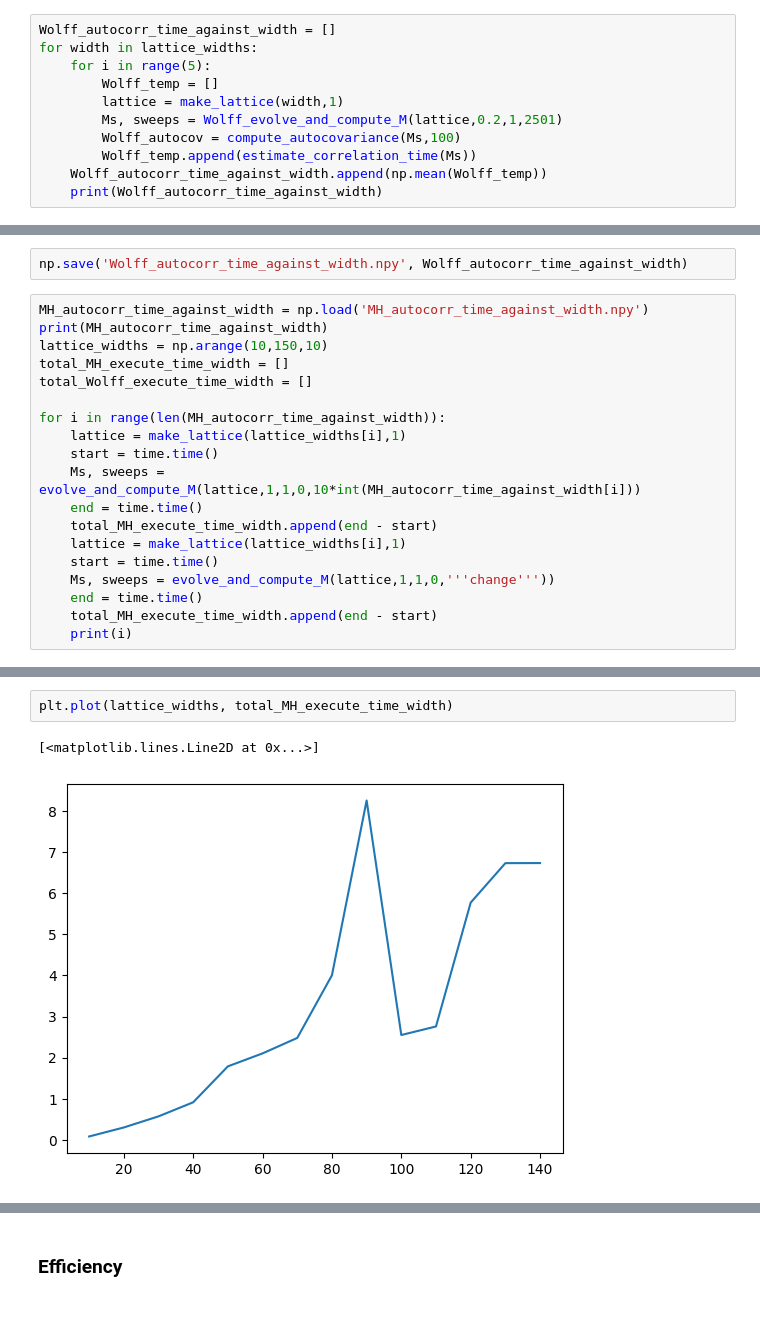
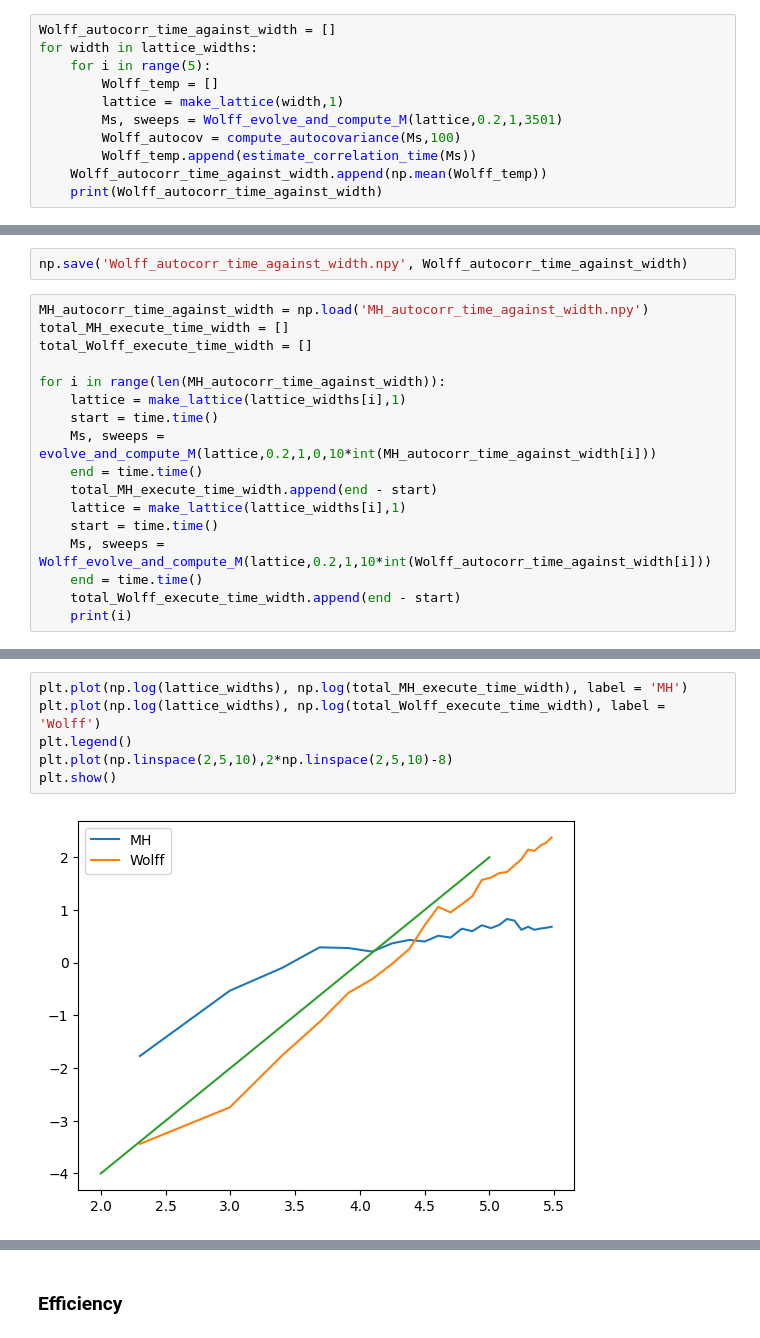
Before and after one commit to Part-II-Computational-Physics/cluster-algorithms-for-monte-carlo-jbd29, a Jupyter notebook: Report.ipynb, the cells around one changed output, grey strips where cells are left out. Cells and saved outputs as stored; diff of their text form; blank space fills up the shorter version.

```diff
--- a/isiing set up 2.ipynb
+++ b/Report.ipynb
@@ -778,7 +781,7 @@ for width in lattice_widths:
     for i in range(5):
         Wolff_temp = []
         lattice = make_lattice(width,1)
-        Ms, sweeps = Wolff_evolve_and_compute_M(lattice,0.2,1,2501)
+        Ms, sweeps = Wolff_evolve_and_compute_M(lattice,0.2,1,3501)
         Wolff_autocov = compute_autocovariance(Ms,100)
         Wolff_temp.append(estimate_correlation_time(Ms))
     Wolff_autocorr_time_against_width.append(np.mean(Wolff_temp))
@@ -802,21 +808,19 @@ for width in lattice_widths:
 np.save('Wolff_autocorr_time_against_width.npy', Wolff_autocorr_time_against_width)
 # %%
 MH_autocorr_time_against_width = np.load('MH_autocorr_time_against_width.npy')
-print(MH_autocorr_time_against_width)
-lattice_widths = np.arange(10,150,10)
 total_MH_execute_time_width = []
 total_Wolff_execute_time_width = []
 
 for i in range(len(MH_autocorr_time_against_width)):
     lattice = make_lattice(lattice_widths[i],1)
     start = time.time()
-    Ms, sweeps = evolve_and_compute_M(lattice,1,1,0,10*int(MH_autocorr_time_against_width[i]))
+    Ms, sweeps = evolve_and_compute_M(lattice,0.2,1,0,10*int(MH_autocorr_time_against_width[i]))
     end = time.time()
     total_MH_execute_time_width.append(end - start)
     lattice = make_lattice(lattice_widths[i],1)
     start = time.time()
-    Ms, sweeps = evolve_and_compute_M(lattice,1,1,0,'''change'''))
+    Ms, sweeps = Wolff_evolve_and_compute_M(lattice,0.2,1,10*int(Wolff_autocorr_time_against_width[i]))
     end = time.time()
-    total_MH_execute_time_width.append(end - start)
+    total_Wolff_execute_time_width.append(end - start)
     print(i)
 # %% [output]
@@ -839,5 +844,8 @@ for i in range(len(MH_autocorr_time_against_width)):
-# %%
-plt.plot(lattice_widths, total_MH_execute_time_width)
-# %% [output]
-[<matplotlib.lines.Line2D at 0x...>]
-[figure, removed]
+# %%
+plt.plot(np.log(lattice_widths), np.log(total_MH_execute_time_width), label = 'MH')
+plt.plot(np.log(lattice_widths), np.log(total_Wolff_execute_time_width), label = 'Wolff')
+plt.legend()
+plt.plot(np.linspace(2,5,10),2*np.linspace(2,5,10)-8)
+plt.show()
+# %% [output]
+[figure, added]
```
Also changed, not shown: parts of 11 cells of this notebook.
